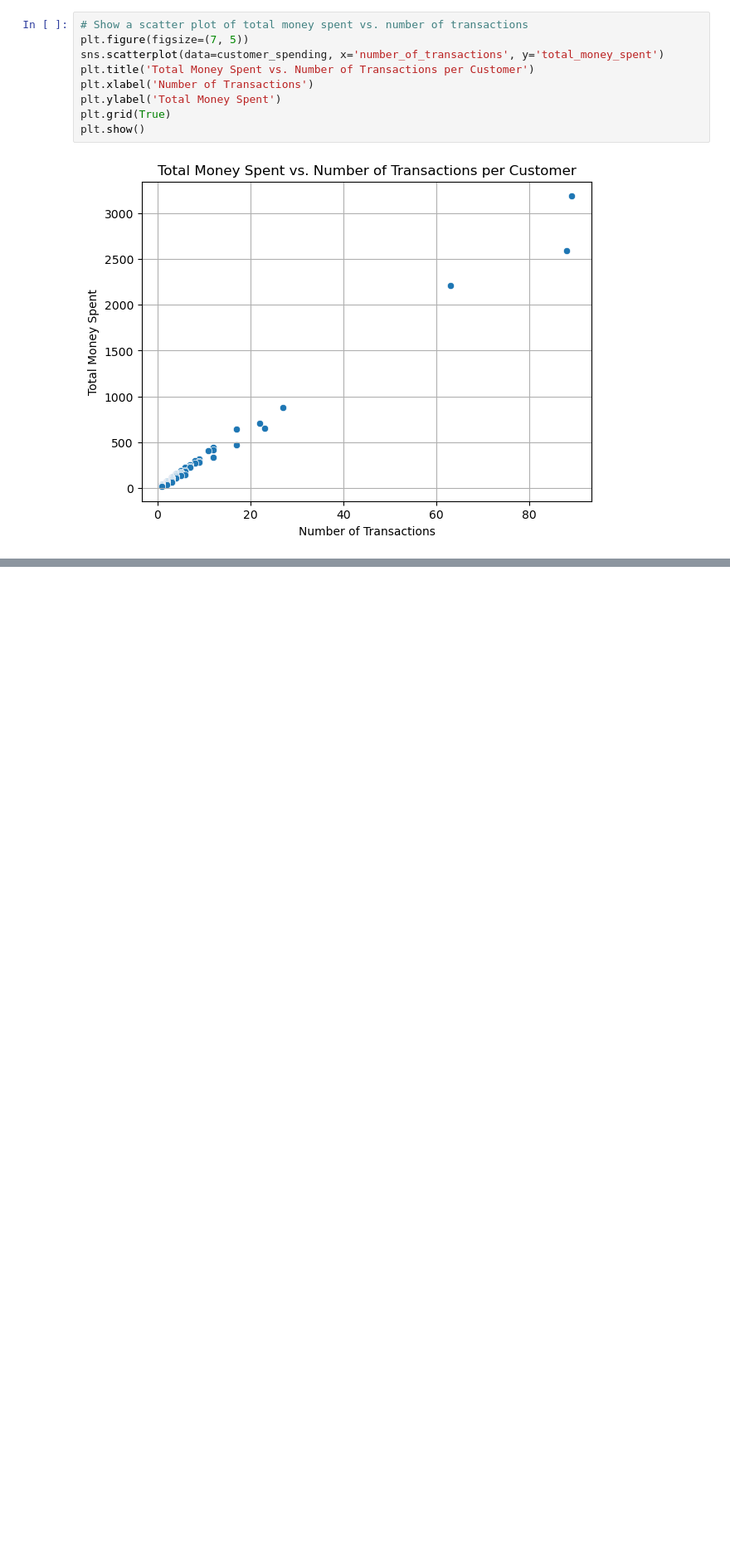
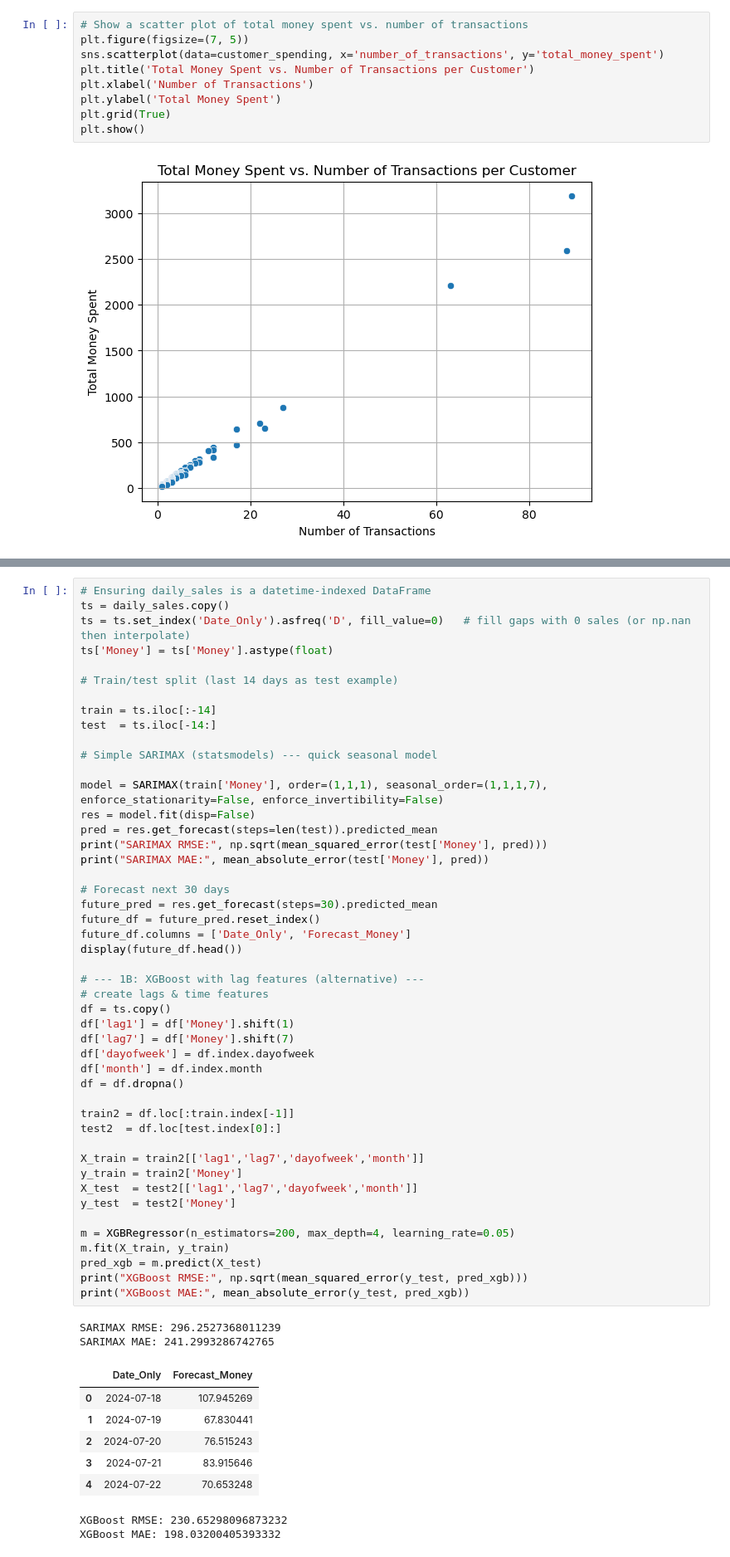
Before and after one commit to SayantiSaha014/Coffee-Sales, a Jupyter notebook: coffee_sales.ipynb, the cells around one changed output, grey strips where cells are left out. Shown: that part at 83% size. Cells and saved outputs as stored; diff of their text form; blank space fills up the shorter version.

```diff
--- a/coffee_sales.ipynb
+++ b/coffee_sales.ipynb
@@ -321,0 +491,58 @@ plt.show()
+# %%
+# Ensuring daily_sales is a datetime-indexed DataFrame
+ts = daily_sales.copy()
+ts = ts.set_index('Date_Only').asfreq('D', fill_value=0)   # fill gaps with 0 sales (or np.nan then interpolate)
+ts['Money'] = ts['Money'].astype(float)
+
+# Train/test split (last 14 days as test example)
+
+train = ts.iloc[:-14]
+test  = ts.iloc[-14:]
+
+# Simple SARIMAX (statsmodels) --- quick seasonal model
+
+model = SARIMAX(train['Money'], order=(1,1,1), seasonal_order=(1,1,1,7), enforce_stationarity=False, enforce_invertibility=False)
+res = model.fit(disp=False)
+pred = res.get_forecast(steps=len(test)).predicted_mean
+print("SARIMAX RMSE:", np.sqrt(mean_squared_error(test['Money'], pred)))
+print("SARIMAX MAE:", mean_absolute_error(test['Money'], pred))
+
+# Forecast next 30 days
+future_pred = res.get_forecast(steps=30).predicted_mean
+future_df = future_pred.reset_index()
+future_df.columns = ['Date_Only', 'Forecast_Money']
+display(future_df.head())
+
+# --- 1B: XGBoost with lag features (alternative) ---
+# create lags & time features
+df = ts.copy()
+df['lag1'] = df['Money'].shift(1)
+df['lag7'] = df['Money'].shift(7)
+df['dayofweek'] = df.index.dayofweek
+df['month'] = df.index.month
+df = df.dropna()
+
+train2 = df.loc[:train.index[-1]]
+test2  = df.loc[test.index[0]:]
+
+X_train = train2[['lag1','lag7','dayofweek','month']]
+y_train = train2['Money']
+X_test  = test2[['lag1','lag7','dayofweek','month']]
+y_test  = test2['Money']
+
+m = XGBRegressor(n_estimators=200, max_depth=4, learning_rate=0.05)
+m.fit(X_train, y_train)
+pred_xgb = m.predict(X_test)
+print("XGBoost RMSE:", np.sqrt(mean_squared_error(y_test, pred_xgb)))
+print("XGBoost MAE:", mean_absolute_error(y_test, pred_xgb))
+# %% [output]
+SARIMAX RMSE: 296.2527368011239
+SARIMAX MAE: 241.2993286742765
+|  | Date_Only | Forecast_Money |
+| 0 | 2024-07-18 | 107.945269 |
+| 1 | 2024-07-19 | 67.830441 |
+| 2 | 2024-07-20 | 76.515243 |
+| 3 | 2024-07-21 | 83.915646 |
+| 4 | 2024-07-22 | 70.653248 |
+XGBoost RMSE: 230.65298096873232
+XGBoost MAE: 198.03200405393332
```
Also changed, not shown: parts of 14 cells of this notebook.
